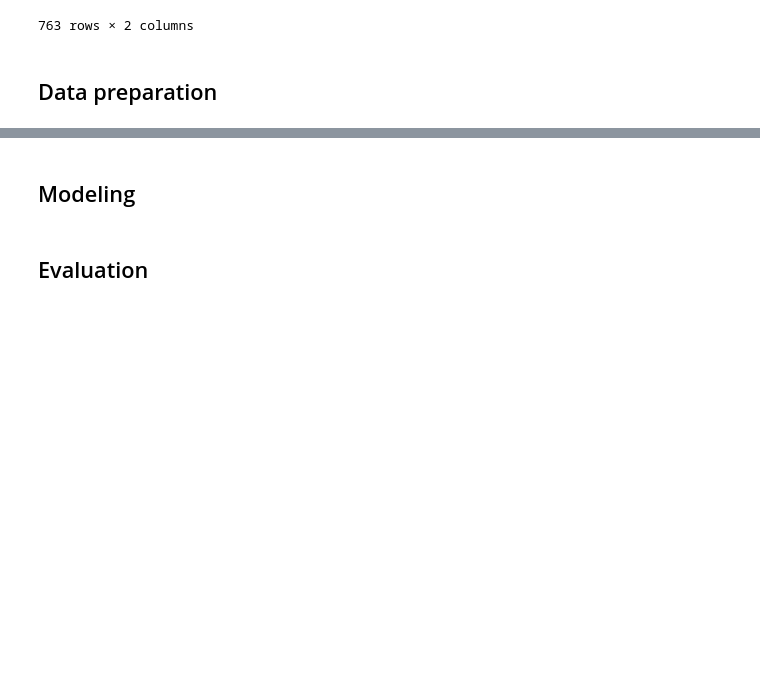
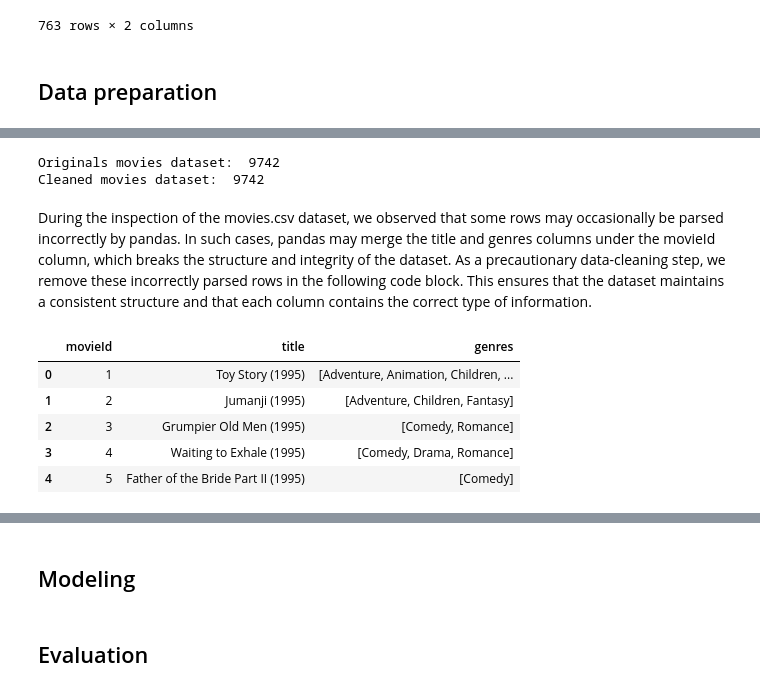
Before and after one commit to TheZink/MLL, a Jupyter notebook: Documents/Project/MovieProject.ipynb, the cells around one changed output, grey strips where cells are left out. Drawn from its saved outputs; the diff is of its cells as text; code cells hidden in the pictures; blank space fills up the shorter version.

```diff
--- a/Documents/Project/MovieProject.ipynb
+++ b/Documents/Project/MovieProject.ipynb
@@ -146,0 +178,19 @@ user_ratings
+# %%
+movies_clean = movies.dropna(subset=["title", "genres"])
+print("Originals movies dataset: ", len(movies))
+print("Cleaned movies dataset: ", len(movies_clean))
+# %% [output]
+Originals movies dataset:  9742
+Cleaned movies dataset:  9742
+# %% [markdown]
+During the inspection of the movies.csv dataset, we observed that some rows may occasionally be parsed incorrectly by pandas. In such cases, pandas may merge the title and genres columns under the movieId column, which breaks the structure and integrity of the dataset. As a precautionary data-cleaning step, we remove these incorrectly parsed rows in the following code block. This ensures that the dataset maintains a consistent structure and that each column contains the correct type of information.
+# %%
+movies_clean['genres'] = movies_clean['genres'].str.split('|')
+movies_clean.head()
+# %% [output]
+|  | movieId | title | genres |
+| 0 | 1 | Toy Story (1995) | [Adventure, Animation, Children, ... |
+| 1 | 2 | Jumanji (1995) | [Adventure, Children, Fantasy] |
+| 2 | 3 | Grumpier Old Men (1995) | [Comedy, Romance] |
+| 3 | 4 | Waiting to Exhale (1995) | [Comedy, Drama, Romance] |
+| 4 | 5 | Father of the Bride Part II (1995) | [Comedy] |
```
Also changed, not shown: parts of 11 cells of this notebook.
